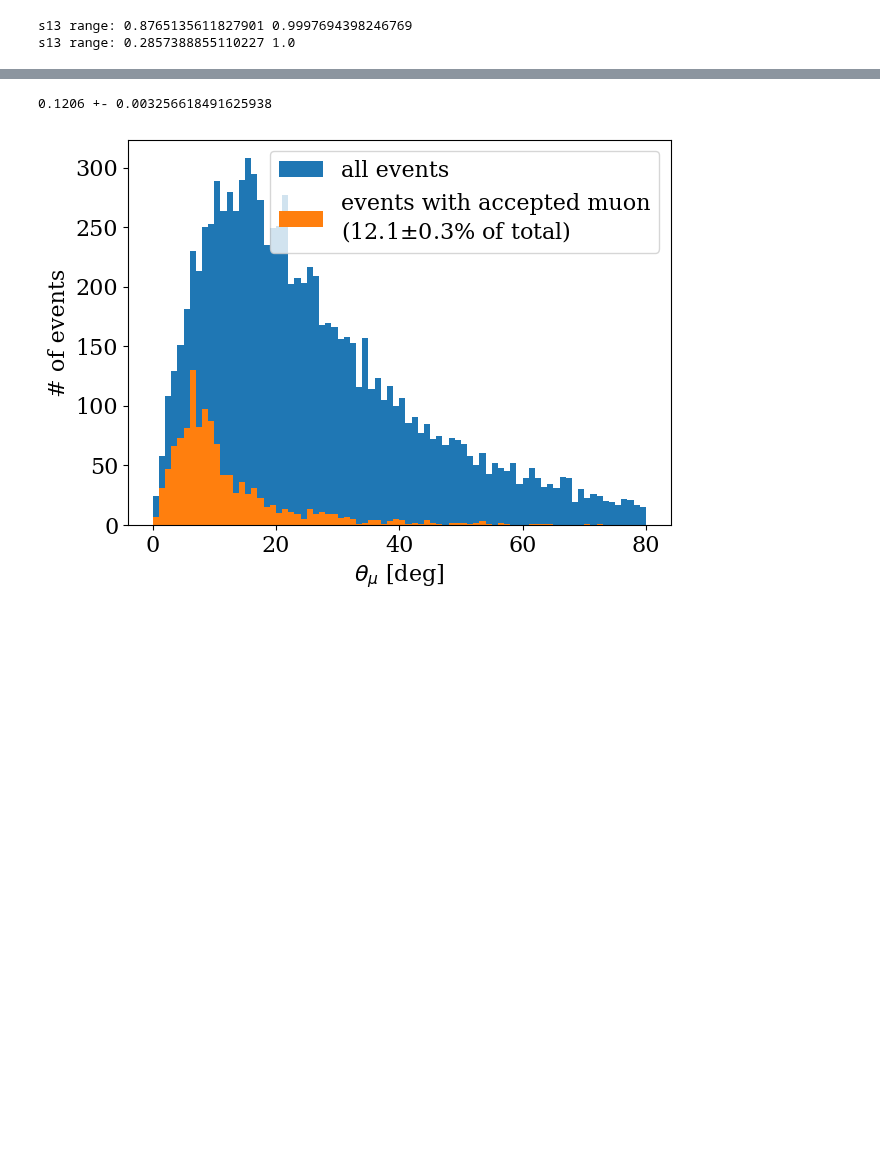
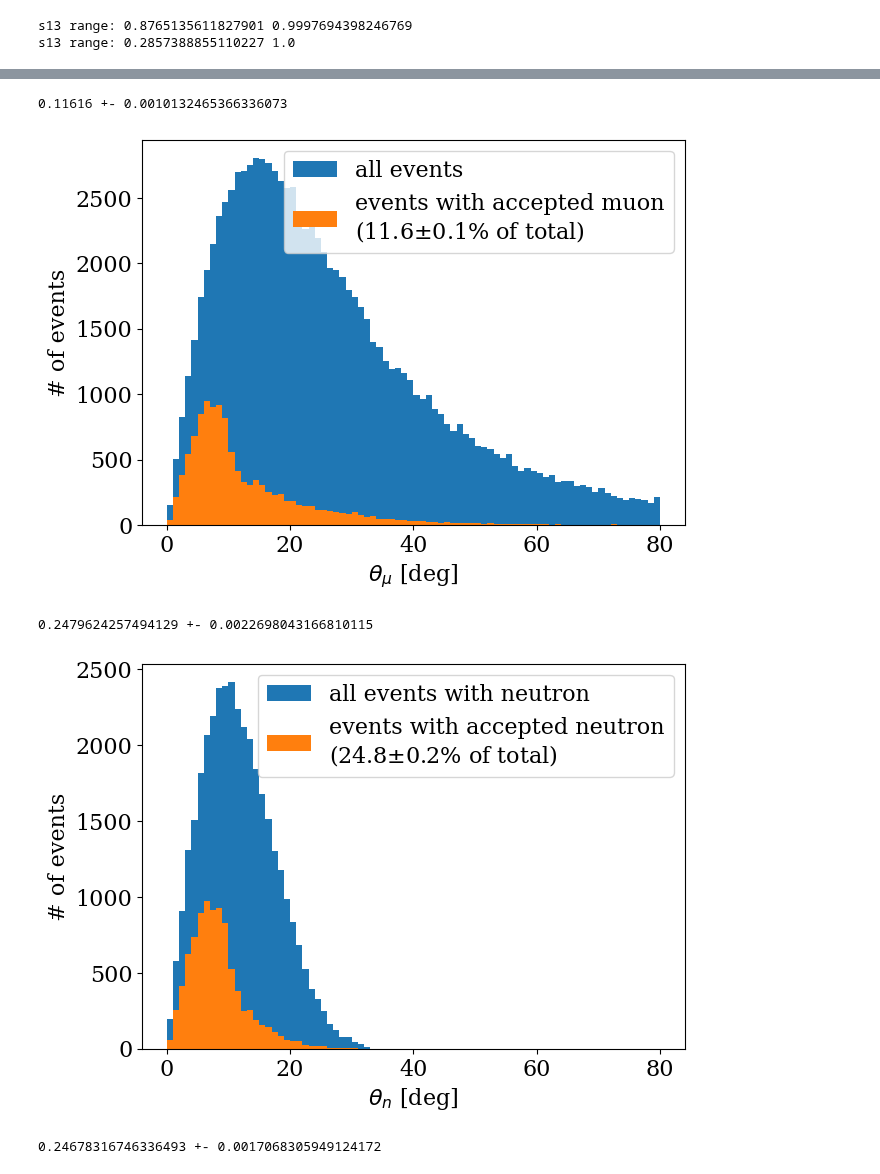
Before and after one commit to sebouh137/fcal_sim, a Jupyter notebook: SimpleEventGenerator.ipynb, the cells around one changed output, grey strips where cells are left out. Cells and saved outputs as stored; diff of their text form; code cells hidden in the pictures; blank space fills up the shorter version.

```diff
--- a/SimpleEventGenerator.ipynb
+++ b/SimpleEventGenerator.ipynb
@@ -229,18 +333,50 @@ uxmax = (detector_length/2)/z_front
 uymin = detector_ymin/z_front
 uymax = detector_ymax/z_front
 
-accepted = df.query(f"mu_px/mu_pz<{uxmax} and mu_py/mu_pz>{uymin} and mu_py/mu_pz<{uymax}")
-num = len(accepted)
-denom = len(df)
-print(num/denom, "+-", np.sqrt(num*(denom-num)/denom**3))
-
-
-plt.hist(df.mu_theta*180/np.pi,bins=np.linspace(0,80,81), label ="all events")
-plt.hist(accepted.mu_theta*180/np.pi,bins=np.linspace(0, 80, 81), label=f"events with accepted muon\n({num/denom*100:.1f}$\pm${np.sqrt(num*(denom-num)/denom**3)*100:.1f}% of total)")
-plt.legend()
-plt.xlabel("$\\theta_\mu$ [deg]")
-plt.ylabel("# of events")
-plt.show()
+def acceptance_condition(particle_name):
+    return f"{particle_name}_px/{particle_name}_pz<{uxmax} and {particle_name}_py/{particle_name}_pz>{uymin} and {particle_name}_py/{particle_name}_pz<{uymax}"
-# %% [output]
-0.1206 +- 0.003256618491625938
-[figure, removed]
+# %%
+#muon acceptance
+accepted = df.query(acceptance_condition("mu"))
+num = len(accepted)
+denom = len(df)
+print(num/denom, "+-", np.sqrt(num*(denom-num)/denom**3))
+
+plt.hist(df.mu_theta*180/np.pi,bins=np.linspace(0,80,81), label ="all events")
+plt.hist(accepted.mu_theta*180/np.pi,bins=np.linspace(0, 80, 81), label=f"events with accepted muon\n({num/denom*100:.1f}$\pm${np.sqrt(num*(denom-num)/denom**3)*100:.1f}% of total)")
+plt.legend()
+plt.xlabel("$\\theta_\mu$ [deg]")
+plt.ylabel("# of events")
+plt.show()
+
+#neutron acceptance:
+accepted = df.query(acceptance_condition("N") +" and Ntype==2112")
+num = len(accepted)
+denom = len(df.query("Ntype==2112"))
+print(num/denom, "+-", np.sqrt(num*(denom-num)/denom**3))
+
+plt.hist(df.query("Ntype==2112").N_theta*180/np.pi,bins=np.linspace(0,80,81), label ="all events with neutron")
+plt.hist(accepted.N_theta*180/np.pi,bins=np.linspace(0, 80, 81), label=f"events with accepted neutron\n({num/denom*100:.1f}$\pm${np.sqrt(num*(denom-num)/denom**3)*100:.1f}% of total)")
+plt.legend()
+plt.xlabel("$\\theta_n$ [deg]")
+plt.ylabel("# of events")
+plt.show()
+
+#proton acceptance:
+accepted = df.query(acceptance_condition("N") +" and Ntype==2212")
+num = len(accepted)
+denom = len(df.query("Ntype==2212"))
+print(num/denom, "+-", np.sqrt(num*(denom-num)/denom**3))
+
+plt.hist(df.query("Ntype==2212").N_theta*180/np.pi,bins=np.linspace(0,80,81), label ="all events with proton")
+plt.hist(accepted.N_theta*180/np.pi,bins=np.linspace(0, 80, 81), label=f"events with accepted proton\n({num/denom*100:.1f}$\pm${np.sqrt(num*(denom-num)/denom**3)*100:.1f}% of total)")
+plt.legend()
+plt.xlabel("$\\theta_p$ [deg]")
+plt.ylabel("# of events")
+plt.show()
+# %% [output]
+0.11616 +- 0.0010132465366336073
+[figure, added]
+0.2479624257494129 +- 0.0022698043166810115
+[figure, added]
+0.24678316746336493 +- 0.0017068305949124172
```
Also changed, not shown: parts of 9 cells of this notebook.
